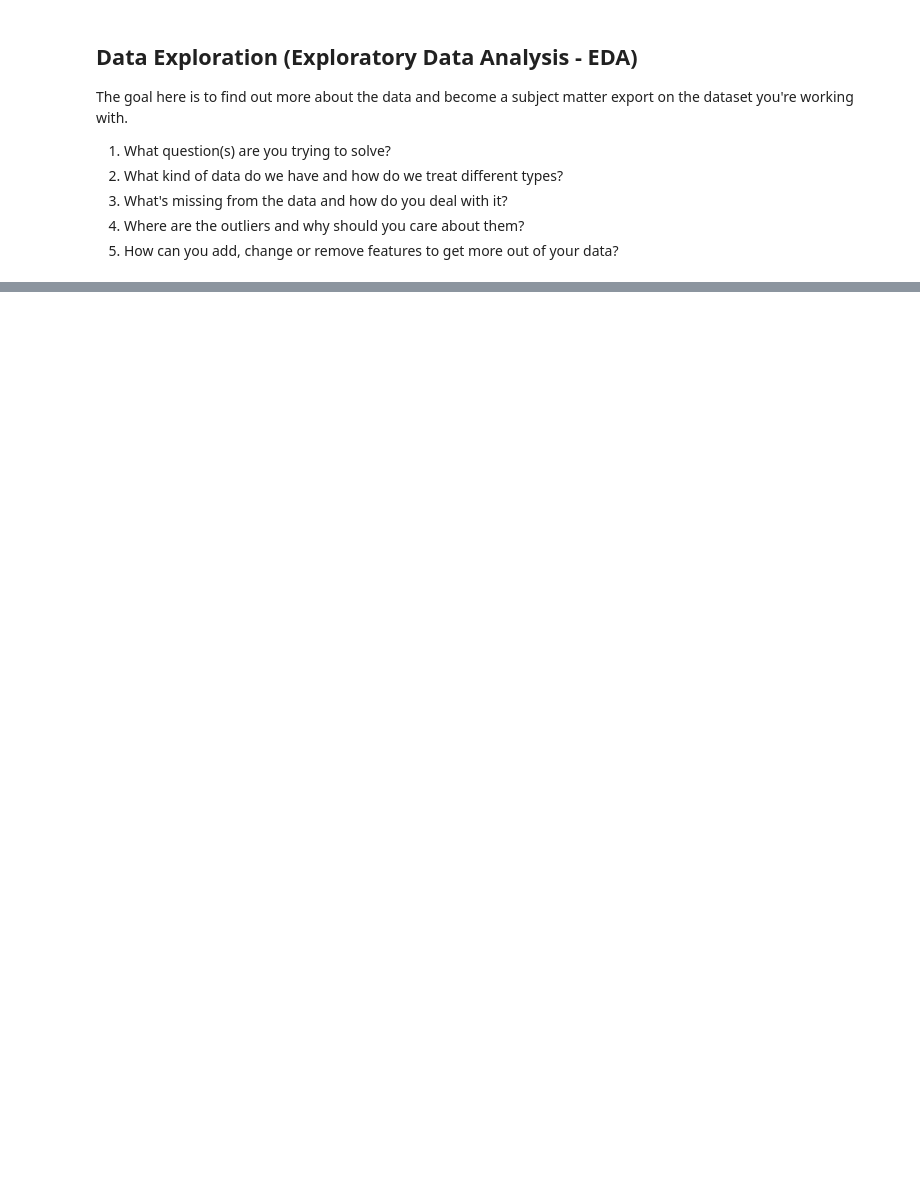
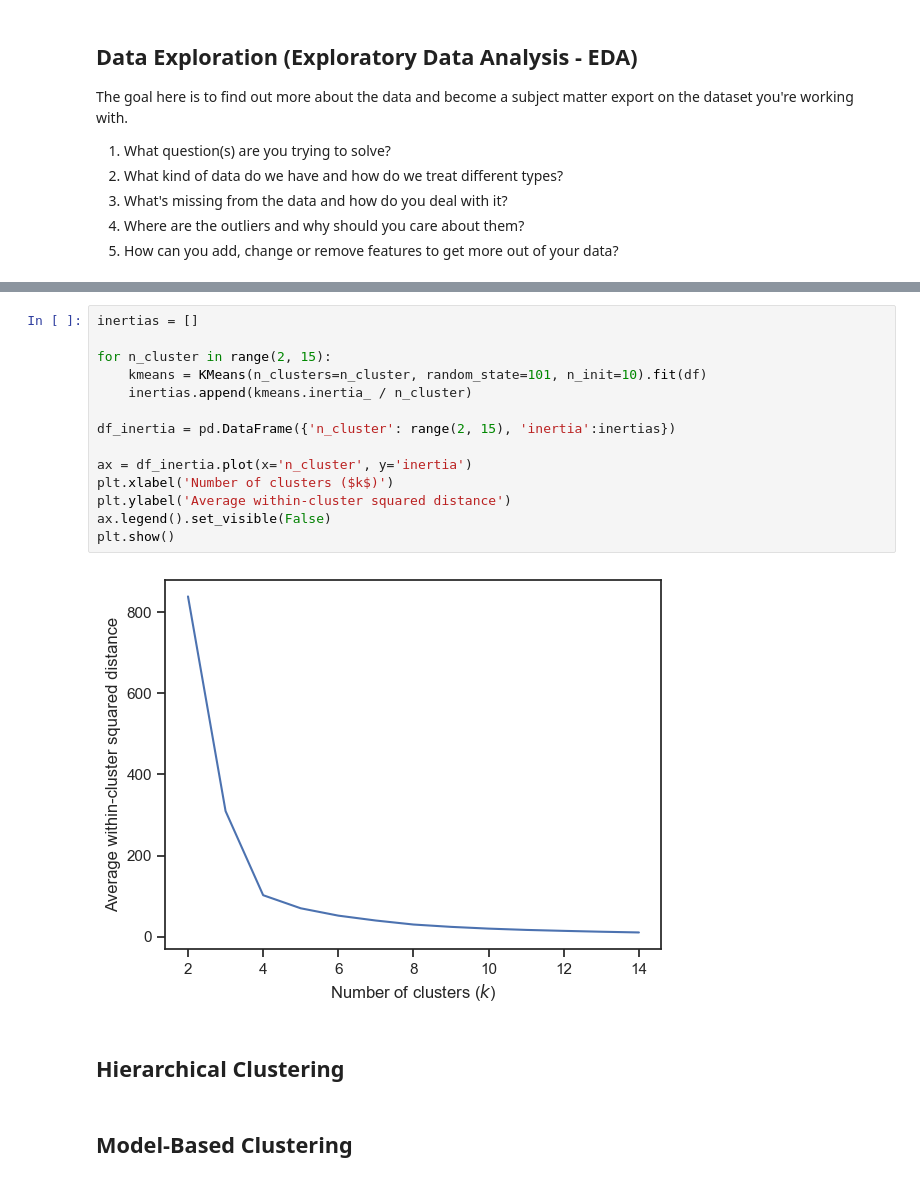
Before and after one commit to muscak/Cluster-Analysis, a Jupyter notebook: Cluster_Analysis.ipynb, the cells around one changed output, grey strips where cells are left out. Cells and saved outputs as stored; diff of their text form; blank space fills up the shorter version.

```diff
--- a/Cluster_Analysis.ipynb
+++ b/Cluster_Analysis.ipynb
@@ -69,0 +170,20 @@ The goal here is to find out more about the data and become a subject matter exp
+# %%
+inertias = []
+
+for n_cluster in range(2, 15):
+    kmeans = KMeans(n_clusters=n_cluster, random_state=101, n_init=10).fit(df)
+    inertias.append(kmeans.inertia_ / n_cluster)
+
+df_inertia = pd.DataFrame({'n_cluster': range(2, 15), 'inertia':inertias})
+
+ax = df_inertia.plot(x='n_cluster', y='inertia')
+plt.xlabel('Number of clusters ($k$)')
+plt.ylabel('Average within-cluster squared distance')
+ax.legend().set_visible(False)
+plt.show()
+# %% [output]
+[figure, added]
+# %% [markdown]
+## Hierarchical Clustering
+# %% [markdown]
+## Model-Based Clustering
```
Also changed, not shown: parts of 16 cells of this notebook, 2 other files.
